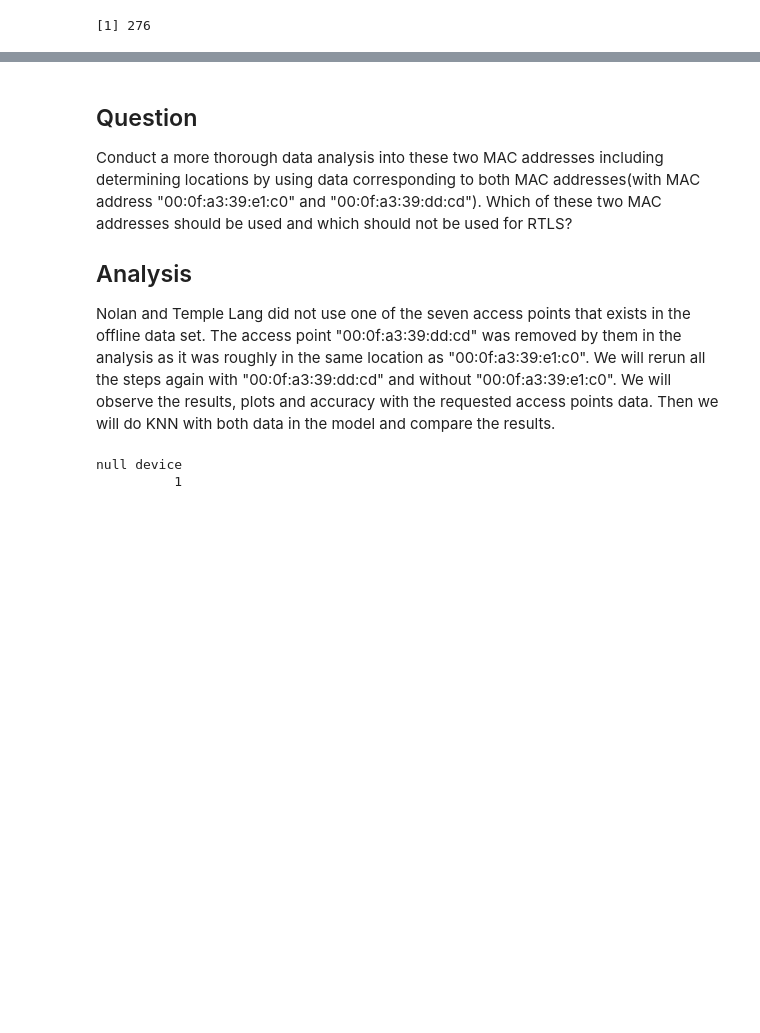
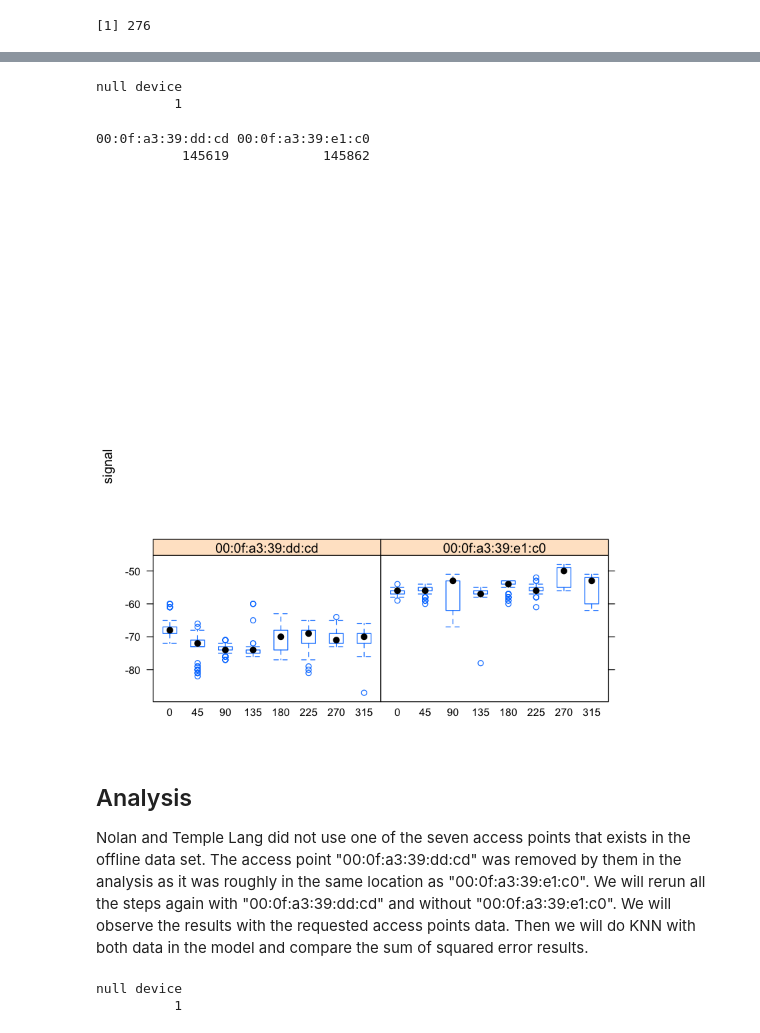
Before and after one commit to rfarhanian/quantifyingTheWorld, a Jupyter notebook: src/caseStudy6.ipynb, the cells around one changed output, grey strips where cells are left out. Cells and saved outputs as stored; diff of their text form; code cells hidden in the pictures; blank space fills up the shorter version.

Commit message:
third checkin without the last answer
third checkin without the last answer

```diff
--- a/src/caseStudy6.ipynb
+++ b/src/caseStudy6.ipynb
@@ -1076,8 +1046,26 @@ predXY = function(newSignals, newAngles, trainData,
+# %%
+comparedAccessPoints = c("00:0f:a3:39:e1:c0", "00:0f:a3:39:dd:cd")
+originalOffline = readData(subMacs = comparedAccessPoints)
+oldPar = par(mar = c(3.1, 3, 1, 1))
+
+library(lattice)
+bwplot(signal ~ factor(angle) | mac, data = originalOffline,
+       subset = posX == 2 & posY == 12,
+       layout = c(2,3))
+
+par(oldPar)
+dev.off()
+
+table(originalOffline$mac)
+subMacs = names(sort(table(originalOffline$mac), decreasing = TRUE))[1:7]
+# %% [output]
+null device
+          1
+00:0f:a3:39:dd:cd 00:0f:a3:39:e1:c0
+           145619            145862
+[figure, added]
 # %% [markdown]
-## Question
-Conduct a more thorough data analysis into these two MAC addresses including determining locations by using data corresponding to both MAC addresses(with MAC address "00:0f:a3:39:e1:c0" and "00:0f:a3:39:dd:cd").  Which of these two MAC addresses should be used and which should not be used for RTLS?
-
 ## Analysis
 Nolan and Temple Lang did not use one of the seven access points that exists in the offline data set. The access point "00:0f:a3:39:dd:cd" was removed by them in the analysis as it was roughly in the same location as "00:0f:a3:39:e1:c0".
-We will rerun all the steps again with "00:0f:a3:39:dd:cd" and without "00:0f:a3:39:e1:c0". We will observe the results, plots and accuracy with the requested access points data. Then we will do KNN with both data in the model and compare the results.
+We will rerun all the steps again with "00:0f:a3:39:dd:cd" and without "00:0f:a3:39:e1:c0". We will observe the results with the requested access points data. Then we will do KNN with both data in the model and compare the sum of squared error results.
 # %%
```
Also changed, not shown: parts of 20 cells of this notebook, 1 other file.
